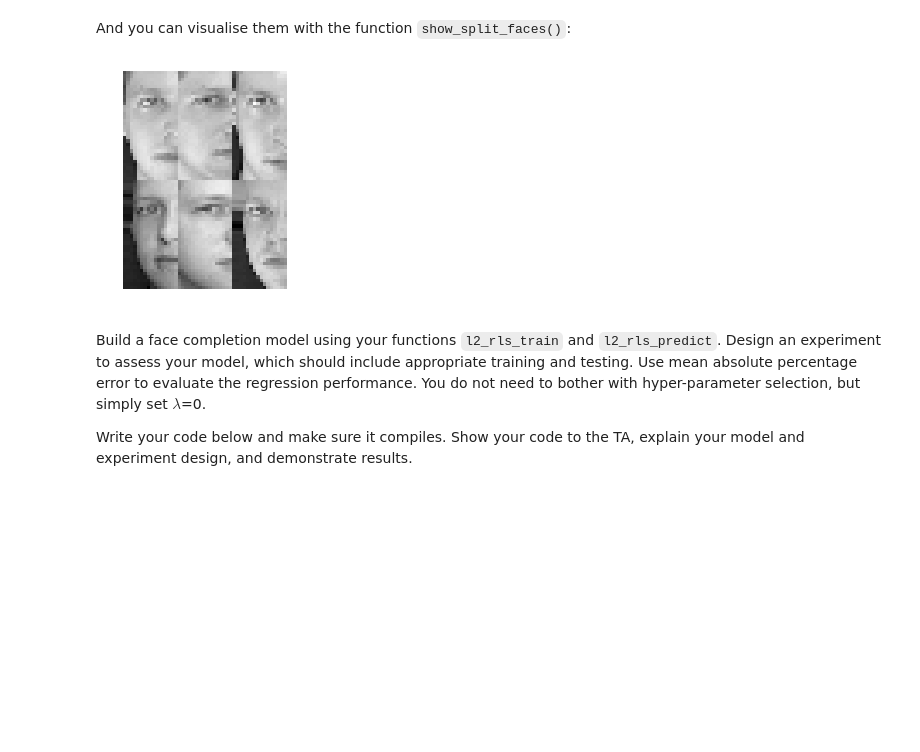
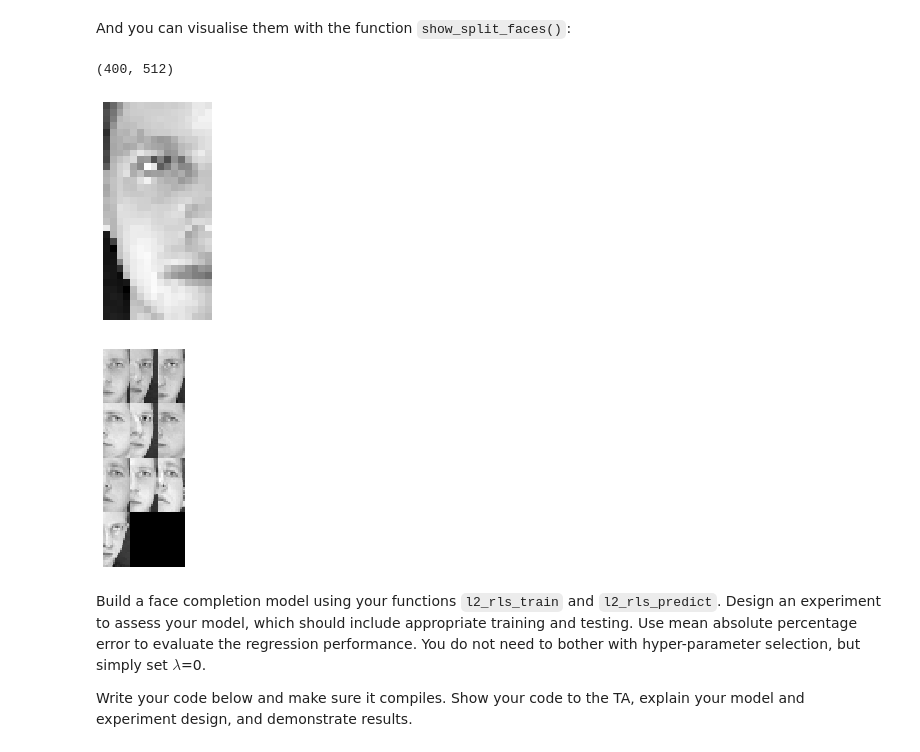
Before and after one commit to Feifan-Chen/face-recoginition-program, a Jupyter notebook: Lab3.ipynb, the cells around one changed output. Saved outputs shown, nothing was run; the diff lists cells and outputs as text; code cells hidden in the pictures; blank space fills up the shorter version.

```diff
--- a/Lab3.ipynb
+++ b/Lab3.ipynb
@@ -399,10 +450,14 @@ The following command can be used to extract the left and right faces from the i
 left, right = split_left_right(data)
 # %% [markdown]
 And you can visualise them with the function `show_split_faces()`:
-# %%
-show_split_faces(left[:6, :], num_per_row=3)
-# %% [output]
-[figure, removed]
+# %%
+print(left.shape)
+show_split_faces(left[:1, :], num_per_row=1)
+show_split_faces(right[:10, :], num_per_row=3)
+# %% [output]
+(400, 512)
+[figure, added]
+[figure, added]
 # %% [markdown]
 Build a face completion model using your functions `l2_rls_train` and `l2_rls_predict`. Design an experiment to assess your model, which should include appropriate training and testing. Use mean absolute percentage error to evaluate the regression performance. You do not need to bother with hyper-parameter selection, but simply set $\lambda$=0.
 
```
Also changed, not shown: parts of 14 cells of this notebook.
